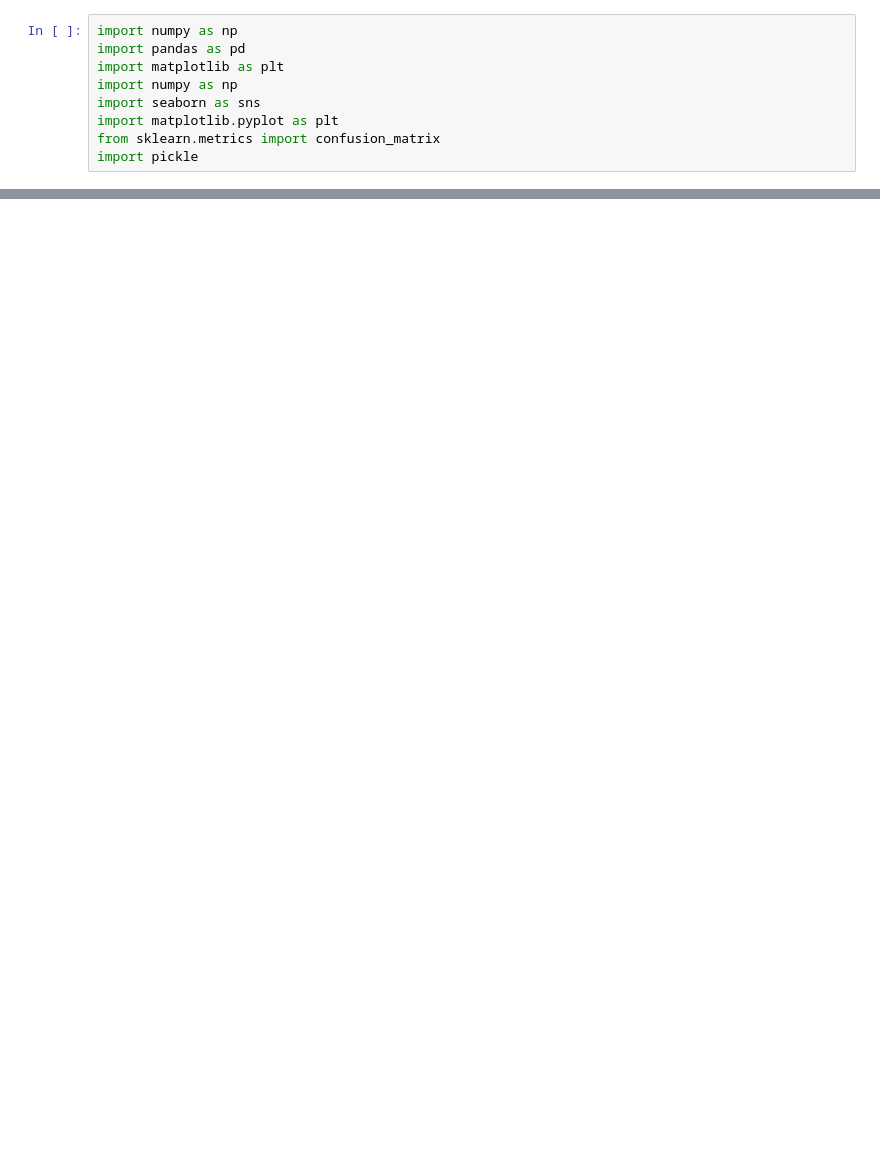
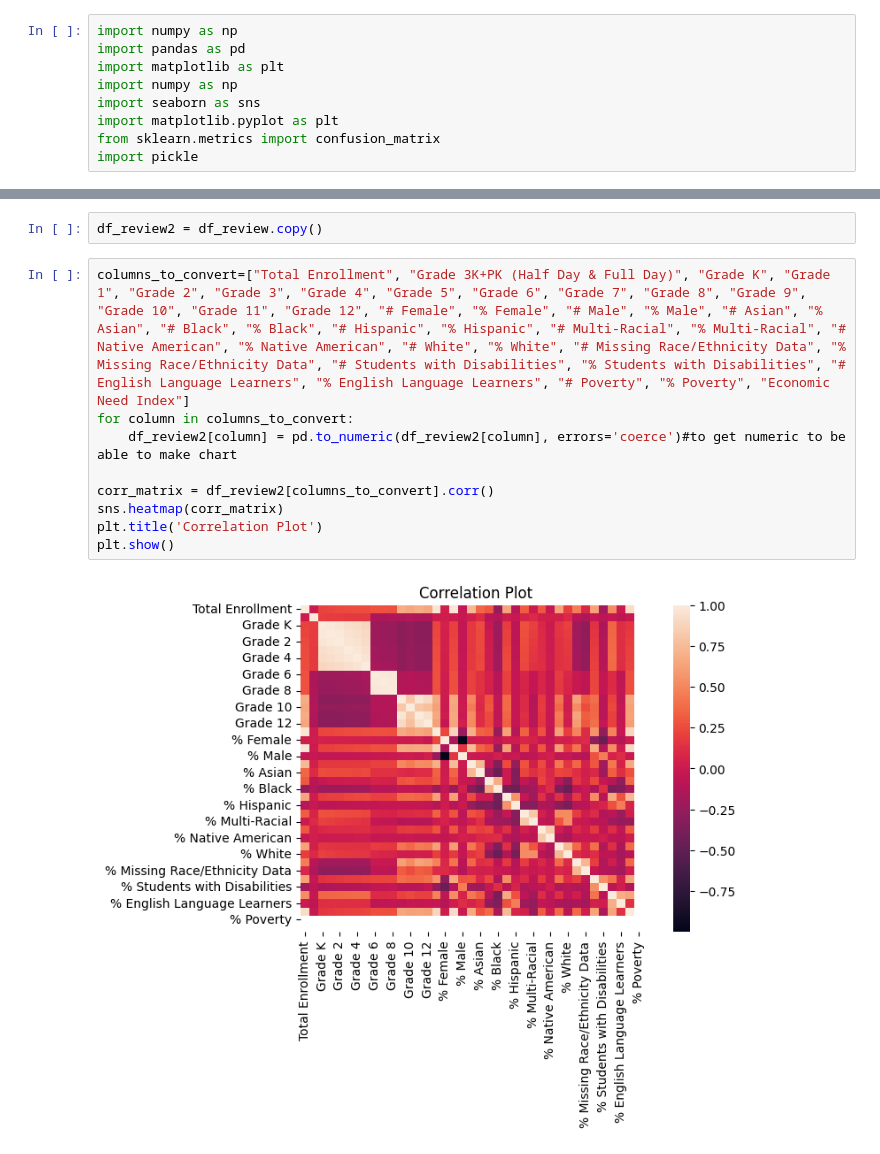
Before and after one commit to nicolerodriguez16/gwc-give-back-project, a Jupyter notebook: visuals/2020-2021_Demographic_Snapshot_School_20241028_visual.ipynb, the cells around one changed output, grey strips where cells are left out. Cells and saved outputs as stored; diff of their text form; blank space fills up the shorter version.

```diff
--- a/visuals/2020-2021_Demographic_Snapshot_School_20241028_visual.ipynb
+++ b/visuals/2020-2021_Demographic_Snapshot_School_20241028_visual.ipynb
@@ -153,0 +17,13 @@ df_review.drop(columns=['Indicator_2.6','Indicator_2.7', 'Indicator_5.5', 'Indic
+# %%
+df_review2 = df_review.copy()
+# %%
+columns_to_convert=["Total Enrollment", "Grade 3K+PK (Half Day & Full Day)", "Grade K", "Grade 1", "Grade 2", "Grade 3", "Grade 4", "Grade 5", "Grade 6", "Grade 7", "Grade 8", "Grade 9", "Grade 10", "Grade 11", "Grade 12", "# Female", "% Female", "# Male", "% Male", "# Asian", "% Asian", "# Black", "% Black", "# Hispanic", "% Hispanic", "# Multi-Racial", "% Multi-Racial", "# Native American", "% Native American", "# White", "% White", "# Missing Race/Ethnicity Data", "% Missing Race/Ethnicity Data", "# Students with Disabilities", "% Students with Disabilities", "# English Language Learners", "% English Language Learners", "# Poverty", "% Poverty", "Economic Need Index"]
+for column in columns_to_convert:
+    df_review2[column] = pd.to_numeric(df_review2[column], errors='coerce')#to get numeric to be able to make chart
+
+corr_matrix = df_review2[columns_to_convert].corr()
+sns.heatmap(corr_matrix)
+plt.title('Correlation Plot')
+plt.show()
+# %% [output]
+[figure, added]
```
Also changed, not shown: parts of 14 cells of this notebook.
